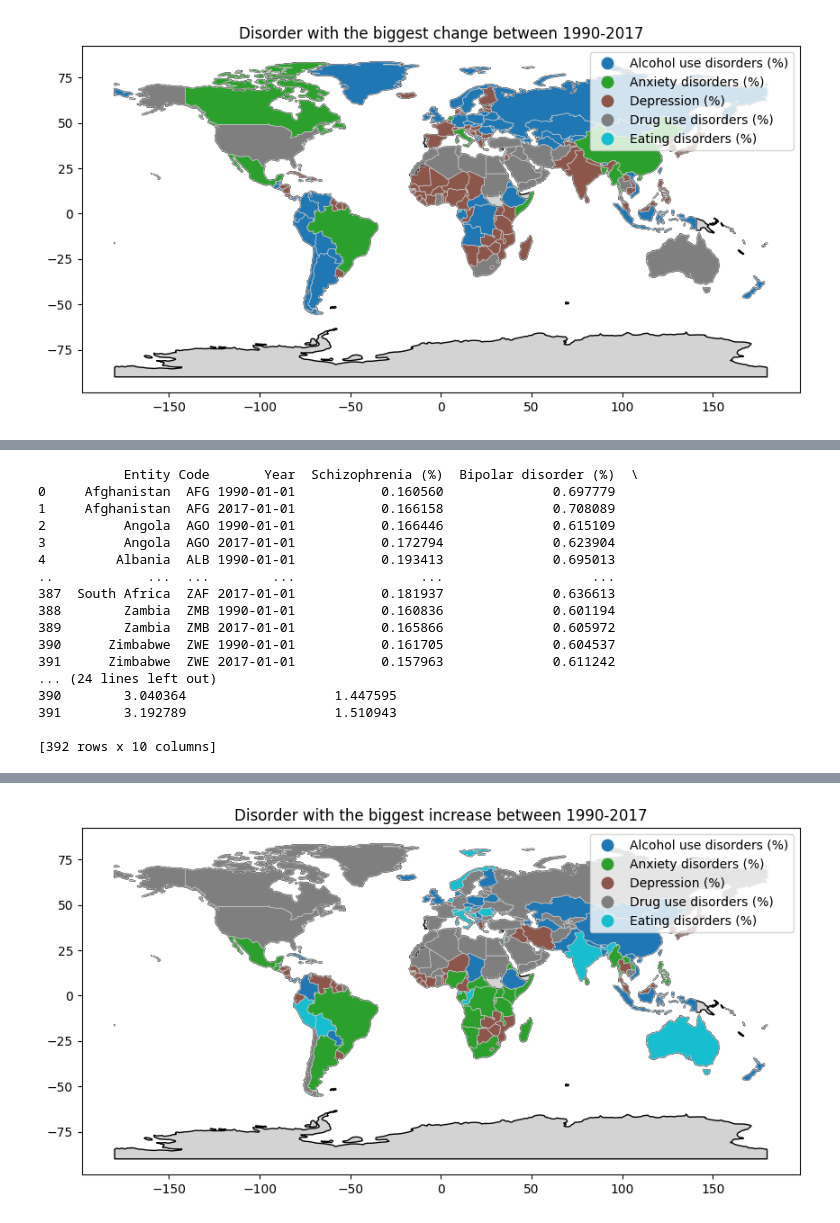
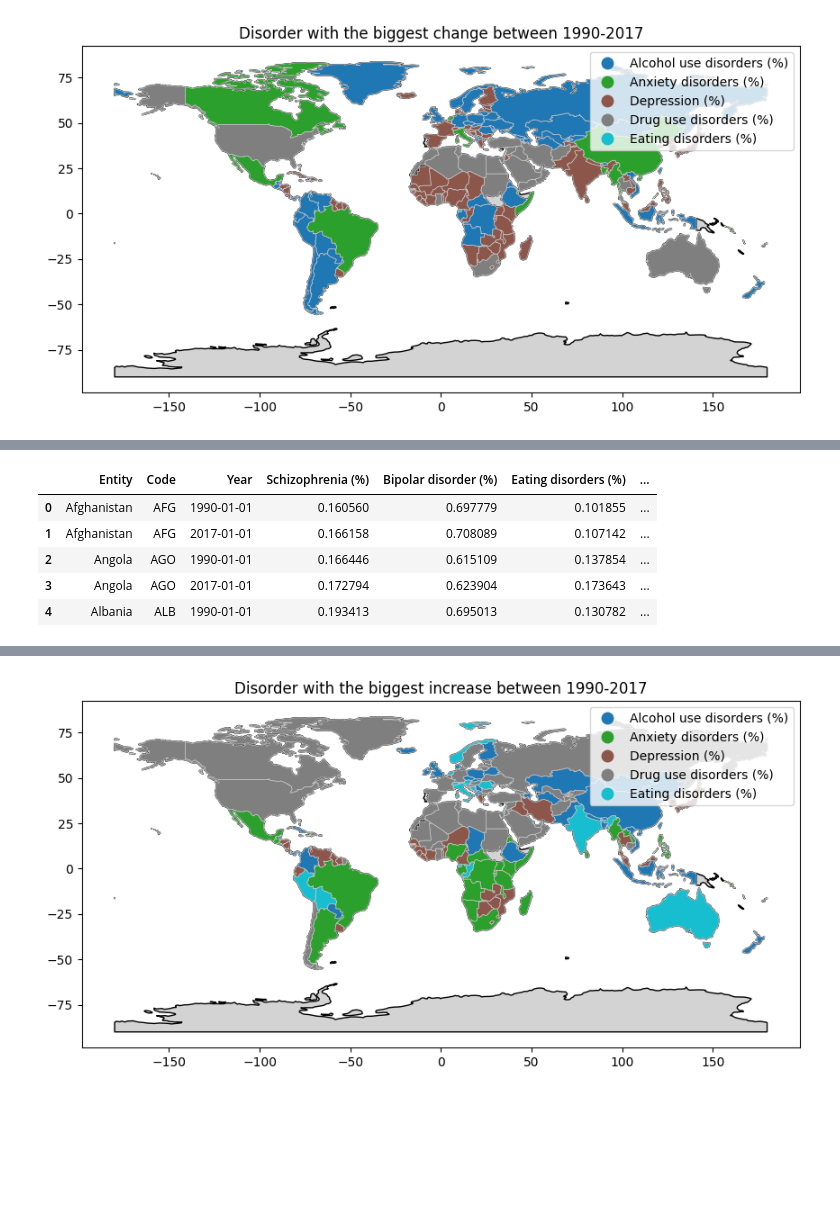
Before and after one commit to supernauth/mental_health_disorder, a Jupyter notebook: mental_health_disorder.ipynb, the cells around one changed output, grey strips where cells are left out. Saved outputs shown, nothing was run; the diff lists cells and outputs as text; code cells hidden in the pictures; blank space fills up the shorter version.

```diff
--- a/mental_health_disorder.ipynb
+++ b/mental_health_disorder.ipynb
@@ -335,24 +321,13 @@ df_disorders_filtered = df_disorders_cleaned[df_disorders_cleaned["Year"].isin([
 df_disorders_filtered_sorted = df_disorders_filtered.sort_values(by=["Code", "Year"])
 df_disorders_filtered_sorted.reset_index(inplace=True)
 df_disorders_filtered_sorted.drop(columns=['index'], inplace=True)
-
-print(df_disorders_filtered_sorted)
-# %% [output]
-           Entity Code       Year  Schizophrenia (%)  Bipolar disorder (%)  \
-0     Afghanistan  AFG 1990-01-01           0.160560              0.697779
-1     Afghanistan  AFG 2017-01-01           0.166158              0.708089
-2          Angola  AGO 1990-01-01           0.166446              0.615109
-3          Angola  AGO 2017-01-01           0.172794              0.623904
-4         Albania  ALB 1990-01-01           0.193413              0.695013
-..            ...  ...        ...                ...                   ...
-387  South Africa  ZAF 2017-01-01           0.181937              0.636613
-388        Zambia  ZMB 1990-01-01           0.160836              0.601194
-389        Zambia  ZMB 2017-01-01           0.165866              0.605972
-390      Zimbabwe  ZWE 1990-01-01           0.161705              0.604537
-391      Zimbabwe  ZWE 2017-01-01           0.157963              0.611242
-... (24 lines left out)
-390        3.040364                   1.447595
-391        3.192789                   1.510943
-
-[392 rows x 10 columns]
+# %%
+df_disorders_filtered_sorted.head()
+# %% [output]
+|  | Entity | Code | Year | Schizophrenia (%) | Bipolar disorder (%) | Eating disorders (%) | ... |
+| 0 | Afghanistan | AFG | 1990-01-01 | 0.160560 | 0.697779 | 0.101855 | ... |
+| 1 | Afghanistan | AFG | 2017-01-01 | 0.166158 | 0.708089 | 0.107142 | ... |
+| 2 | Angola | AGO | 1990-01-01 | 0.166446 | 0.615109 | 0.137854 | ... |
+| 3 | Angola | AGO | 2017-01-01 | 0.172794 | 0.623904 | 0.173643 | ... |
+| 4 | Albania | ALB | 1990-01-01 | 0.193413 | 0.695013 | 0.130782 | ... |
 # %%
```
Also changed, not shown: parts of 9 cells of this notebook.
